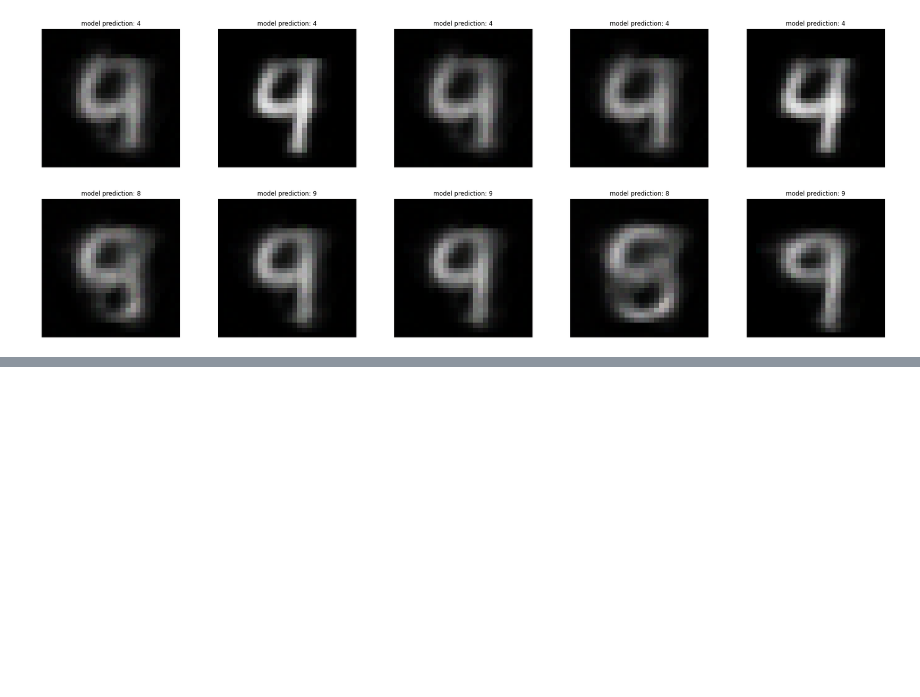
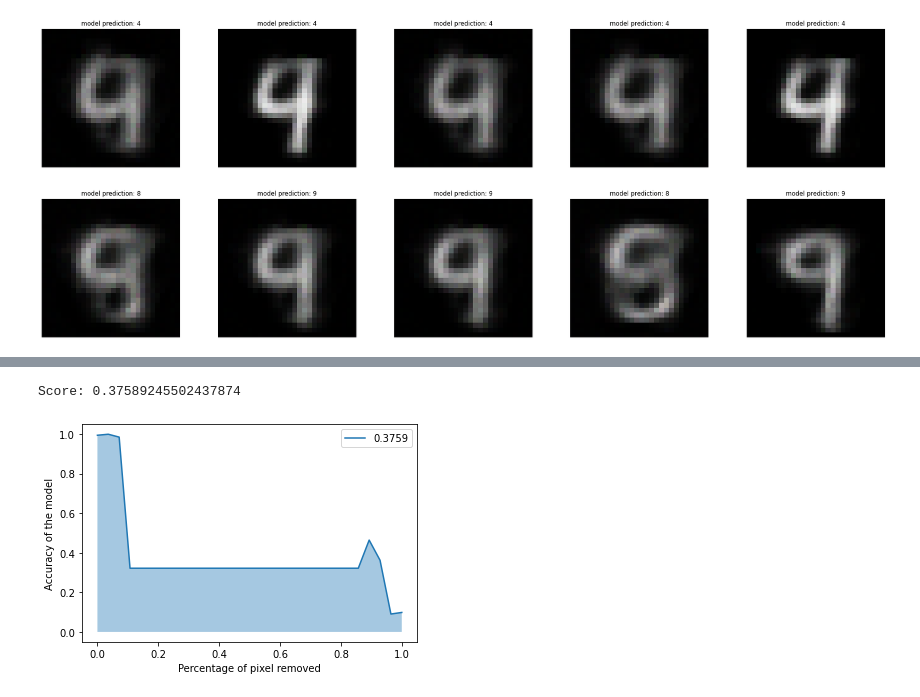
Before and after one commit to kdd-lab/XAI-Lib, a Jupyter notebook: Images_Usage_Examples_MNIST.ipynb, the cells around one changed output, grey strips where cells are left out. Drawn from its saved outputs; the diff is of its cells as text; code cells hidden in the pictures; blank space fills up the shorter version.

```diff
--- a/Images_Usage_Examples_MNIST.ipynb
+++ b/Images_Usage_Examples_MNIST.ipynb
@@ -1003,0 +1012,27 @@ for i in range(len(counter)):
+# %%
+from xailib.metrics.insertiondeletion import ImageInsDel
+import torch
+import torch.nn as nn
+
+def predict(image):
+    return MNIST_CNN_tf.predict(image.reshape(1,28,28,1)/255)
+
+step = 28
+mode = 'del'
+metric = ImageInsDel(predict, mode, step, torch.zeros_like)
+# %%
+from sklearn.metrics import auc
+
+y = metric(image, 28, scores, rgb=False)
+x = np.arange(len(y))*step/784
+x[-1] = 1.0
+print('Score:', auc(x, y))
+
+plt.plot(x, y, label=np.round(auc(x, y),4))
+plt.fill_between(x, y, alpha=0.4)
+plt.xlabel('Percentage of pixel removed')
+plt.ylabel('Accuracy of the model')
+plt.legend();
+# %% [output]
+Score: 0.37589245502437874
+[figure, added]
```
Also changed, not shown: parts of 5 cells of this notebook, 1 other file.
